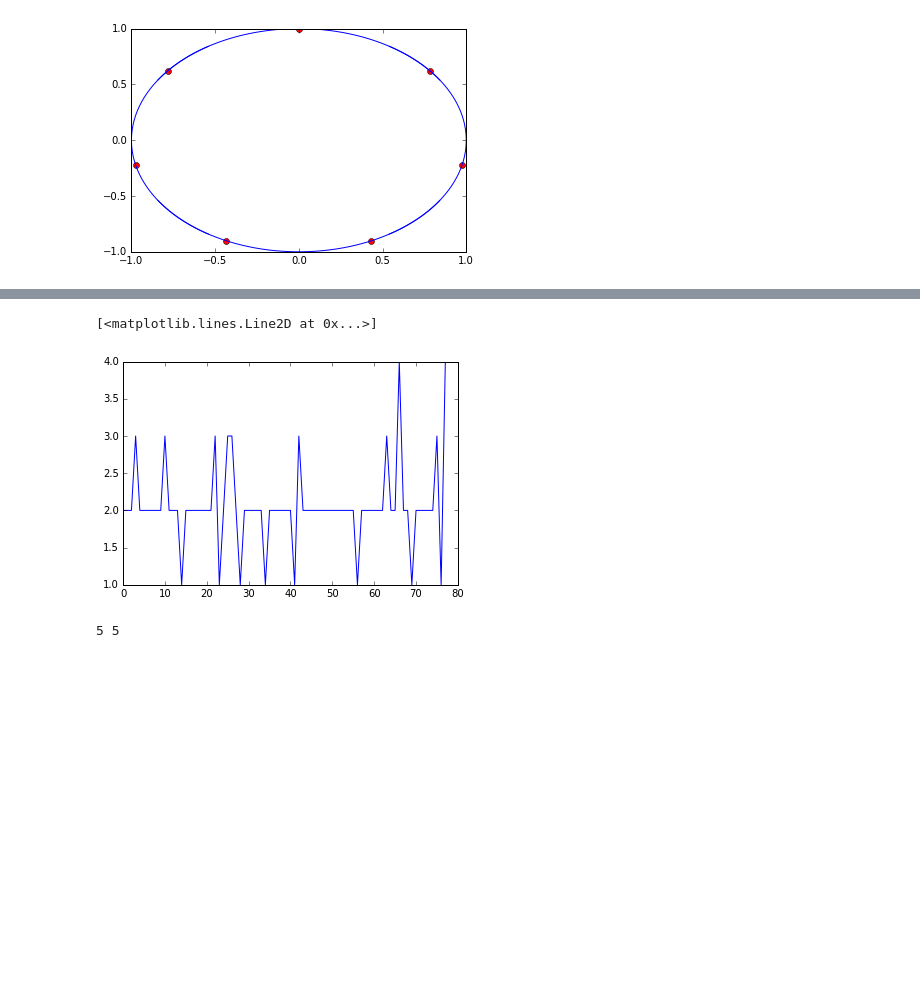
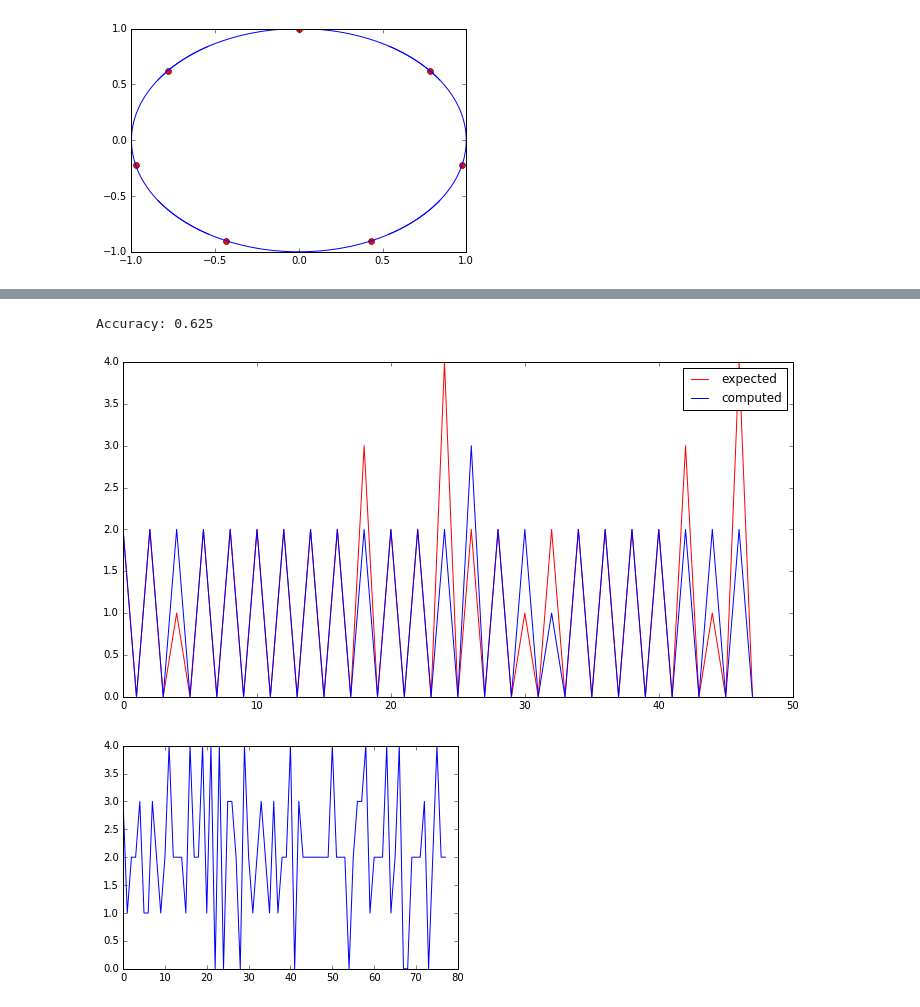
Before and after one commit to scoiatael/MSIwZiSP, a Jupyter notebook: data_manipulation.ipynb, the cells around one changed output, grey strips where cells are left out. Drawn from its saved outputs; the diff is of its cells as text; code cells hidden in the pictures; blank space fills up the shorter version.

```diff
--- a/data_manipulation.ipynb
+++ b/data_manipulation.ipynb
@@ -155,11 +161,19 @@ Accuracy: 0.708333
+# %%
+plot_results(guess_level, (te_in, test[1]))
+# %% [output]
+Accuracy: 0.625
+[figure, added]
 # %%
-d = array(reduce(lambda _a, _b: _a + _b, map(normalize, data['familyfunpack'])))
+d = array(reduce(lambda _a, _b: _a + _b, map(normalize, data['watchmojo'])))
 
 plot(range(len(d)), d[:, -1])
+
+p = prediction.Prediction(d[:, :-1], d[:, -1])
+
+p.train()
+
+train, test, predict_fn = p.network_attributes()
+
+tr_in, te_in = prediction.Prediction.split(d[:, :-1])
 # %% [output]
-[<matplotlib.lines.Line2D at 0x...>]
-[figure, old version]
+[figure, new version]
-# %%
-p = prediction.Prediction(d[:, :-1], d[:, -1])
-# %% [output]
-5 5
```
Also changed, not shown: parts of 35 cells of this notebook, 1 other file.
